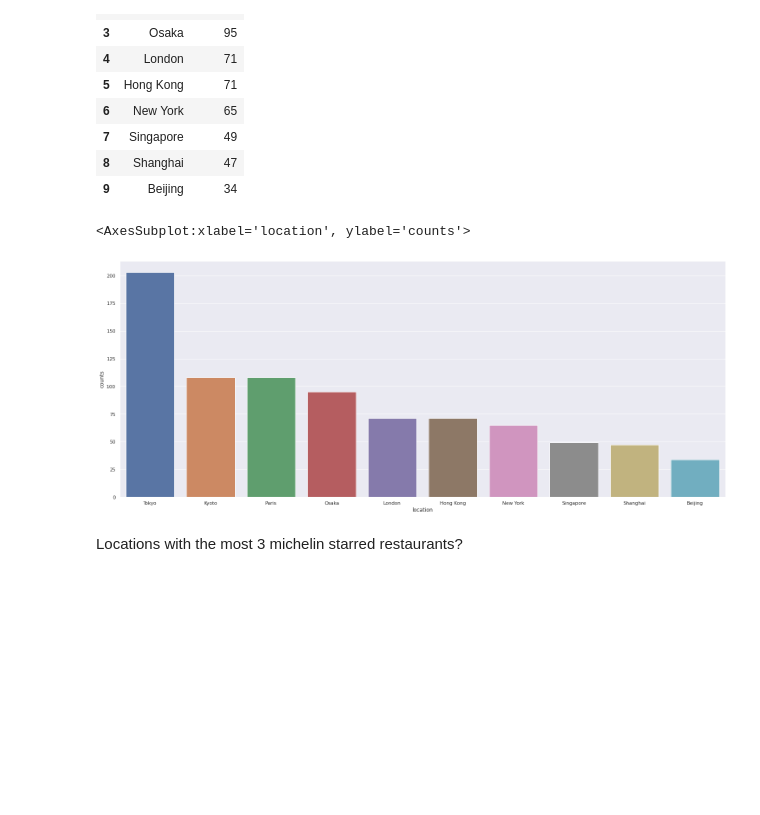
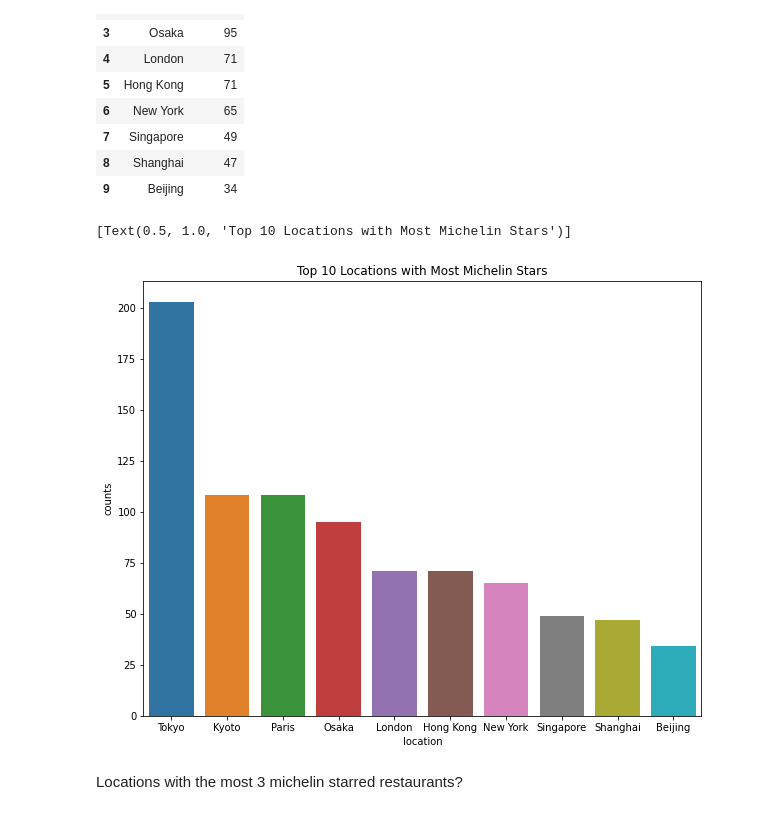
Before and after one commit to haokliao/CIS-3120, a Jupyter notebook: Project2b.ipynb, the cells around one changed output. Drawn from its saved outputs; the diff is of its cells as text; code cells hidden in the pictures; blank space fills up the shorter version.

```diff
--- a/Project2b.ipynb
+++ b/Project2b.ipynb
@@ -26,5 +28,8 @@ michelin_df.head()
 Overall Michelin Starred Restaurant Counts in this dataset
 # %%
 #michelin star counts
-sns.histplot(michelin_df, x='Award')
+figsize = (10,8)
+
+fig = plt.subplots(figsize=figsize)
+sns.histplot(michelin_df, x='Award').set(title='Number of Michelin Starred Restaurants across world')
 # %% [output]
@@ -57,10 +62,11 @@ top10_michelin_rest
 | 9 | Beijing | 34 |
 # %%
 #locations with highest # of michelin starred restaurants
-sns.barplot(x='location', y='counts', data=top10_michelin_rest)
+fig = plt.subplots(figsize=figsize)
+sns.barplot(x='location', y='counts', data=top10_michelin_rest).set(title='Top 10 Locations with Most Michelin Stars')
 # %% [output]
-<AxesSubplot:xlabel='location', ylabel='counts'>
+[Text(0.5, 1.0, 'Top 10 Locations with Most Michelin Stars')]
-[figure, old version]
+[figure, new version]
 # %% [markdown]
 Locations with the most 3 michelin starred restaurants?
 # %%
```
Also changed, not shown: parts of 23 cells of this notebook, 1 other file.
